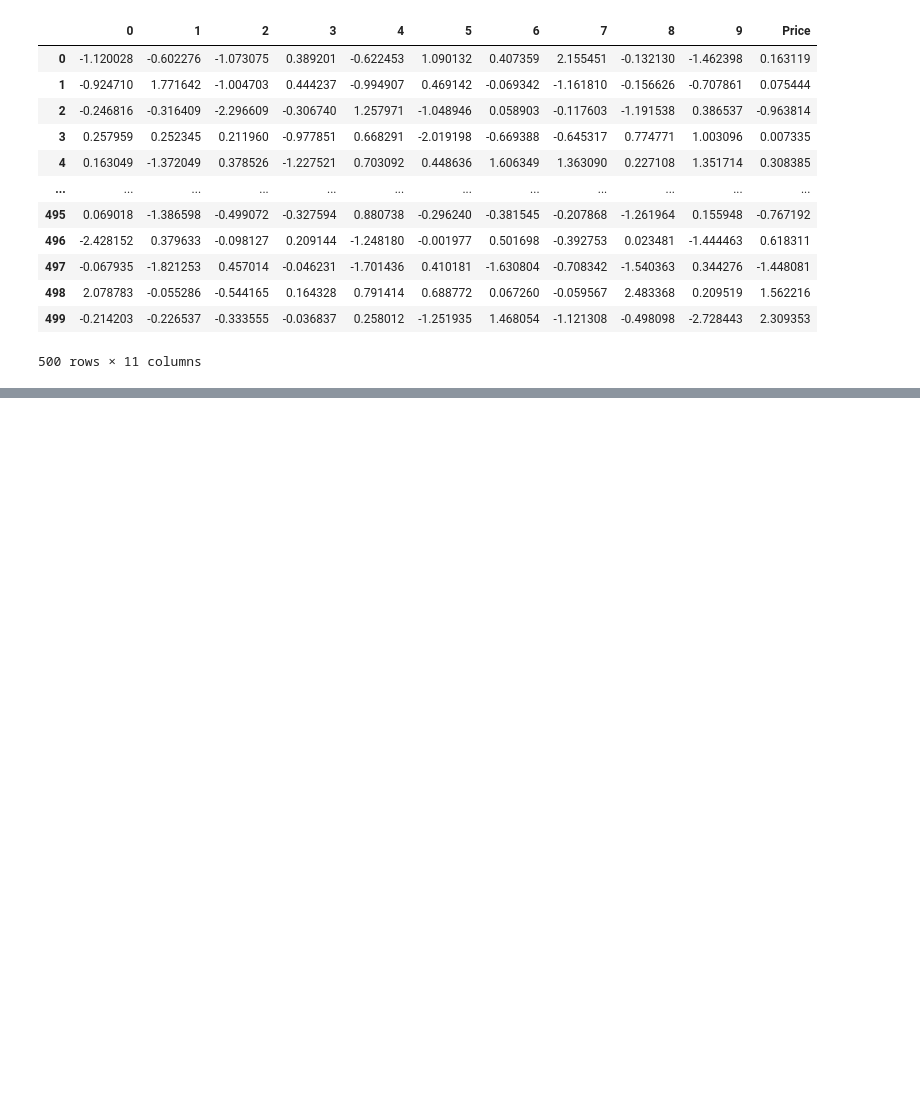
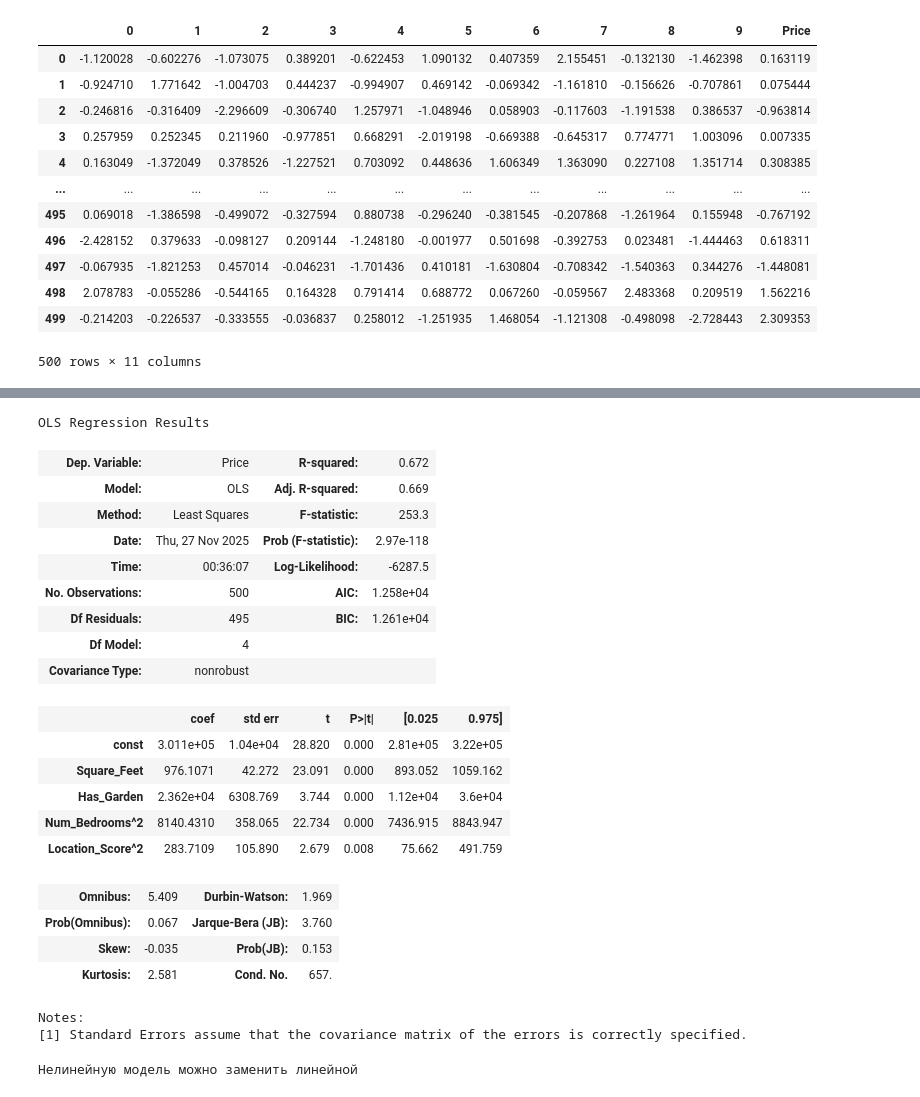
Before and after one commit to Kudriavtsev-Eduard/MultiRegressionSolution, a Jupyter notebook: solution.ipynb, the cells around one changed output, grey strips where cells are left out. Cells and saved outputs as stored; diff of their text form; code cells hidden in the pictures; blank space fills up the shorter version.

```diff
--- a/solution.ipynb
+++ b/solution.ipynb
@@ -252,0 +339,38 @@ Notes:
+# %%
+non_linear_model = sm.OLS(non_linear[target], non_linear.drop(columns=[target])).fit()
+non_linear_model.summary()
+# %% [output]
+OLS Regression Results
+| Dep. Variable: | Price | R-squared: | 0.672 |
+| Model: | OLS | Adj. R-squared: | 0.669 |
+| Method: | Least Squares | F-statistic: | 253.3 |
+| Date: | Thu, 27 Nov 2025 | Prob (F-statistic): | 2.97e-118 |
+| Time: | 00:36:07 | Log-Likelihood: | -6287.5 |
+| No. Observations: | 500 | AIC: | 1.258e+04 |
+| Df Residuals: | 495 | BIC: | 1.261e+04 |
+| Df Model: | 4 |  |  |
+| Covariance Type: | nonrobust |  |  |
+|  | coef | std err | t | P>|t| | [0.025 | 0.975] |
+| const | 3.011e+05 | 1.04e+04 | 28.820 | 0.000 | 2.81e+05 | 3.22e+05 |
+| Square_Feet | 976.1071 | 42.272 | 23.091 | 0.000 | 893.052 | 1059.162 |
+| Has_Garden | 2.362e+04 | 6308.769 | 3.744 | 0.000 | 1.12e+04 | 3.6e+04 |
+| Num_Bedrooms^2 | 8140.4310 | 358.065 | 22.734 | 0.000 | 7436.915 | 8843.947 |
+| Location_Score^2 | 283.7109 | 105.890 | 2.679 | 0.008 | 75.662 | 491.759 |
+| Omnibus: | 5.409 | Durbin-Watson: | 1.969 |
+| Prob(Omnibus): | 0.067 | Jarque-Bera (JB): | 3.760 |
+| Skew: | -0.035 | Prob(JB): | 0.153 |
+| Kurtosis: | 2.581 | Cond. No. | 657. |
+Notes:
+[1] Standard Errors assume that the covariance matrix of the errors is correctly specified.
+# %%
+def j_test(det_2: float) -> bool:
+    j_critical = stats.t.ppf(0.05, len(non_linear) - 2)
+    r_2 = excluded_model.rsquared
+    det_2, r_2 = max(det_2, r_2), min(det_2, r_2)
+    return (det_2 - r_2) / (
+            2 * np.sqrt(((det_2 - r_2) - (det_2 - r_2) ** 2 * (2 - (det_2 + r_2))) / len(non_linear))) < abs(j_critical)
+
+
+print(f"Нелинейную модель {'можно' if j_test(non_linear_model.rsquared) else 'нельзя'} заменить линейной")
+# %% [output]
+Нелинейную модель можно заменить линейной
```
Also changed, not shown: parts of 18 cells of this notebook.
